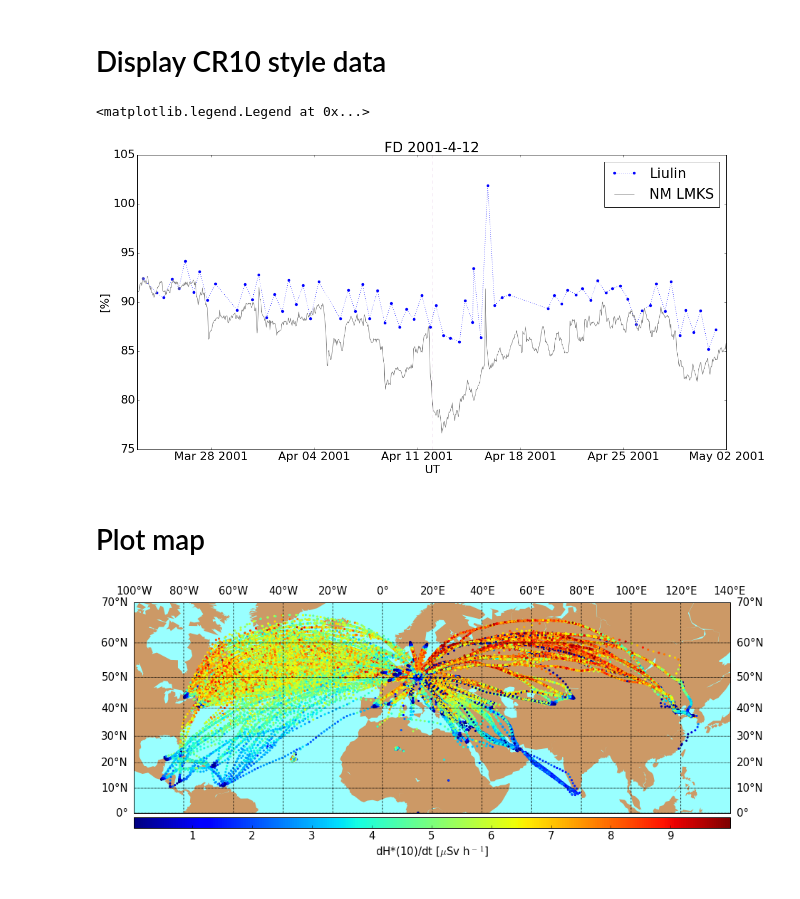
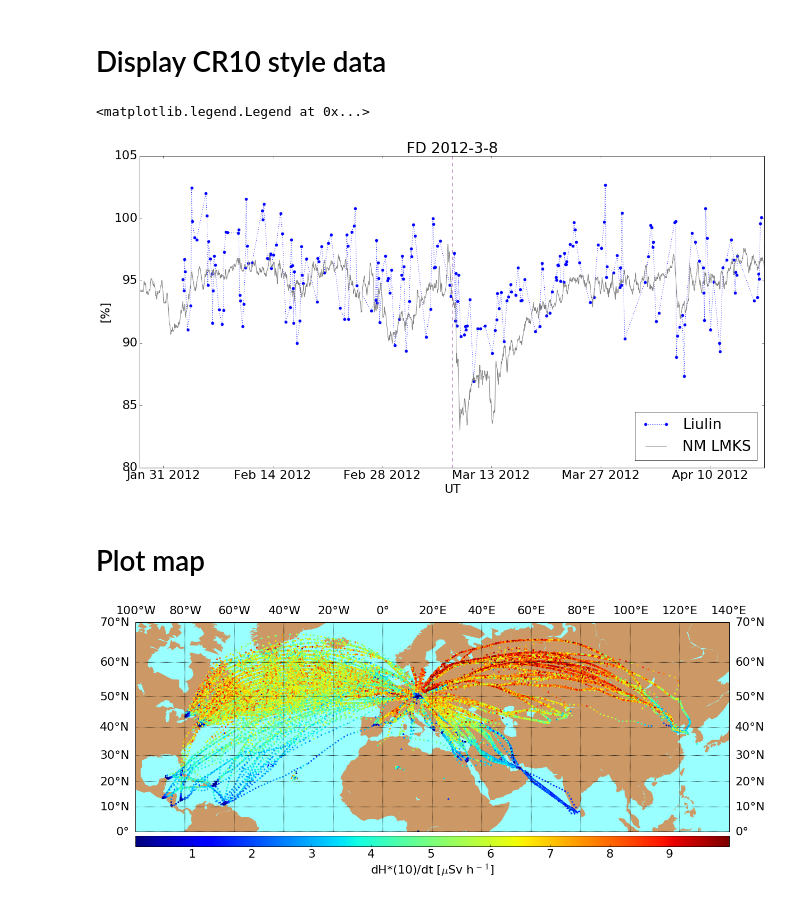
Before and after one commit to ODZ-UJF-AV-CR/liulin, a Jupyter notebook: display.ipynb, the cells around one changed output. Drawn from its saved outputs; the diff is of its cells as text; code cells hidden in the pictures.

Commit message:
new graphical outputs in display.ipynb

```diff
--- a/display.ipynb
+++ b/display.ipynb
@@ -46,9 +44,9 @@ FD = '2001-4-12'
 #FD = '2007-6-22'
 #FD = '2008-8-22'
 #FD = '2005-9-10'
-#FD = '2015-8-4'
+FD = '2012-3-8'
 
-days_view = 20
+days_view = 40
 
 plt.figure(figsize=(20, 10))
 matplotlib.rcParams.update({'font.size': 22})
@@ -58,35 +56,37 @@ df3['time'] = pd.to_datetime(df3['time'])
 df3 = df3.set_index('time')
 df3 = df3.sort_index()
 
 df2 = pd.read_csv('./radiation_avg.csv', sep=',', header=0, parse_dates='time' )
 df2['date'] = pd.to_datetime(df2['date'])
 df2 = df2.set_index('date')
+
+#df2 = df2.loc[df2['counter']>30] # filter for short flights
 
 datetime.timedelta(days=1)
 from_time = str(pd.to_datetime(FD) + datetime.timedelta(days=-days_view))
 to_time = str(pd.to_datetime(FD) + datetime.timedelta(days=days_view))
 
 df2['c'] = df2['count'] / (3.1/100)
 df2 = df2.loc[df2['c']<110]
 plt.plot(df2[from_time: to_time].index,df2[from_time: to_time]['c'],lw='1', markersize=10,marker='.',linestyle=':',label='Liulin')
 #plt.ylim(1.5,3.2)
 #plt.annotate('s', (matplotlib.dates.date2num(df2[from_time: to_time].index.to_pydatetime()), df2[from_time: to_time]['c'].tolist()))
 
 #plt.twinx()
 
 # Neutron monitor
 # The percentages are normalized to 100 % level reached in September 1986 and represented 1,745.200 counts per hour.
 plt.plot(df3[from_time: to_time].index,df3[from_time: to_time]['FD'],color='grey',label='NM LMKS')
 plt.title('FD ' + FD)
 
 plt.axvline(x=pd.to_datetime(FD), color='purple', ls='--') # plot dashed vertical line at the FD time
 
 plt.ylabel('[%]') # Y axis label
 plt.xlabel('UT') # X axis label
-plt.legend()
+plt.legend(loc=4)
 # %% [output]
 <matplotlib.legend.Legend at 0x...>
-[figure, old version]
+[figure, new version]
 # %% [markdown]
 # Plot map
 # %%
@@ -103,13 +103,13 @@ def createColourbar(lwr, upr):
     c = matplotlib.colorbar.ColorbarBase(cax, cmap=mp.spectral(), norm=norm)
     return c
 
-plt.figure(figsize=(15,15))
-matplotlib.rcParams.update({'font.size': 15})
+plt.figure(figsize=(20,20))
+matplotlib.rcParams.update({'font.size': 22})
 
 # World map
 m = Basemap(llcrnrlon=-100,llcrnrlat=0,urcrnrlon=140,urcrnrlat=70,projection='mill')
 
-filename = './data/AllRun.txt'
+filename = './output/AllRun.txt'
 
 df = pd.read_csv(filename,delimiter='\t', header=0, usecols=['date','lat','lon','alt','H'])
 df['date'] = pd.to_datetime(df['date'])
@@ -118,12 +118,15 @@ df = df.set_index('date')
 df = df.resample('10 min', how='mean', base=0)
 df.dropna(inplace=True)
 df = df.loc[df['H']<10].loc[df['H']>0]
-#df = df.loc['2017':'2018']
+#df = df.loc['2010':'2011']
+#df = df.loc['2010-07-01':'2011-07-01']
 #df = df.loc[df['lat']<5].loc[df['lat']>0]
 #df = df.loc[df['lon']<20].loc[df['lon']>0]
 #df = df.loc[df['alt']>35000].loc[df['alt']<36000]
 
 x, y = m(df['lon'].tolist(),df['lat'].tolist())
+
+#m.drawcoastlines()
 m.drawmapboundary(fill_color='#99ffff')
 m.fillcontinents(color='#cc9966',lake_color='#99ffff',zorder=0)
 m.drawparallels(np.arange(-90.,99.,10.),labels=[1,1,0,0])
@@ -134,7 +137,7 @@ cb = m.colorbar(im1,"bottom", size="5%", pad="2%")
 cb.set_label(r'dH*(10)/dt [$\mu$Sv h$^-$$^1$]')
 plt.show()
 # %% [output]
-[figure, old version]
+[figure, new version]
 # %%
 plt.figure(figsize=(20, 10))
 matplotlib.rcParams.update({'font.size': 22})
```
Also changed, not shown: parts of 8 cells of this notebook, 1 other file.
